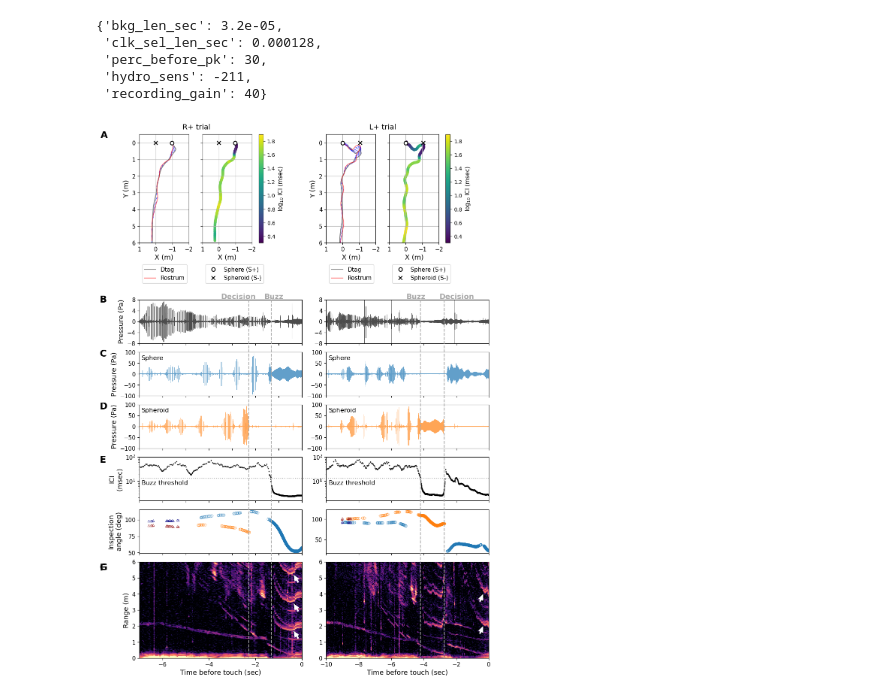
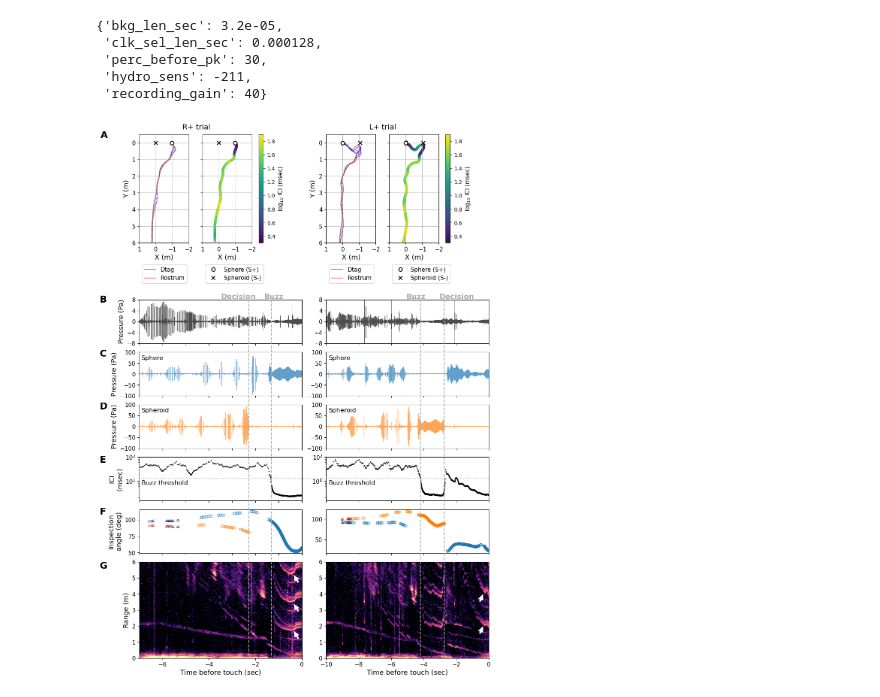
Before and after one commit to leewujung/porpoise_spheroid, a Jupyter notebook: notebooks_fig/fig_example_data_noflip.ipynb, the cells around one changed output. Cells and saved outputs as stored; diff of their text form; code cells hidden in the pictures.

Commit message:
fix panel F label in example data noflip fig

```diff
--- a/notebooks_fig/fig_example_data_noflip.ipynb
+++ b/notebooks_fig/fig_example_data_noflip.ipynb
@@ -584,33 +584,33 @@ ax_all[0]["echogram"].annotate(
     "", xy=(-0.35, 3.4), xytext=(-0.15, 2.92),
     arrowprops=dict(facecolor="w", edgecolor="None", width=3, headwidth=10),
 )
 ax_all[0]["echogram"].annotate(
     "", xy=(-0.35, 5.2), xytext=(-0.15, 4.72),
     arrowprops=dict(facecolor="w", edgecolor="None", width=3, headwidth=10),
 )
 ax_all[1]["echogram"].annotate(
     "", xy=(-0.35, 2.0), xytext=(-0.55, 1.52),
     arrowprops=dict(facecolor="w", edgecolor="None", width=3, headwidth=10),
 )
 ax_all[1]["echogram"].annotate(
     "", xy=(-0.35, 4.0), xytext=(-0.55, 3.52),
     arrowprops=dict(facecolor="w", edgecolor="None", width=3, headwidth=10),
 )
 
 
 # Panel labels
 panel_size = 18
 ax_all[0]["track"].text(3.35, -0.3, "A", fontsize=panel_size, fontweight="bold")
 ax_all[0]["dtag"].text(-8.7, 7, "B", fontsize=panel_size, fontweight="bold")
 ax_all[0]["hydro0"].text(-8.7, 80, "C", fontsize=panel_size, fontweight="bold")
 ax_all[0]["hydro1"].text(-8.7, 80, "D", fontsize=panel_size, fontweight="bold")
 ax_all[0]["ICI"].text(-8.7, 60, "E", fontsize=panel_size, fontweight="bold")
-ax_all[0]["angle"].text(-8.7, 23, "F", fontsize=panel_size, fontweight="bold")
-ax_all[0]["echogram"].text(-8.7, 5.5, "G", fontsize=panel_size, fontweight="bold")
+ax_all[0]["angle"].text(-8.7, 108, "F", fontsize=panel_size, fontweight="bold")
+ax_all[0]["echogram"].text(-8.7, 5.6, "G", fontsize=panel_size, fontweight="bold")
 
 
 plt.show()
 
 fig.savefig(fig_path / "fig_example_data_noflip.png", dpi=300, bbox_inches="tight")
 # %% [output]
-[figure, old version]
+[figure, new version]
```
